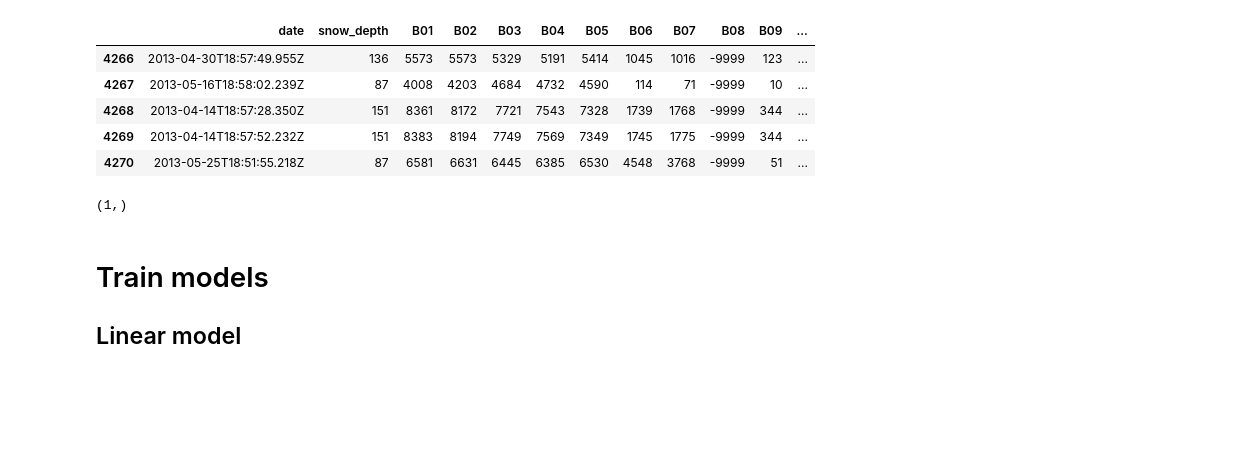
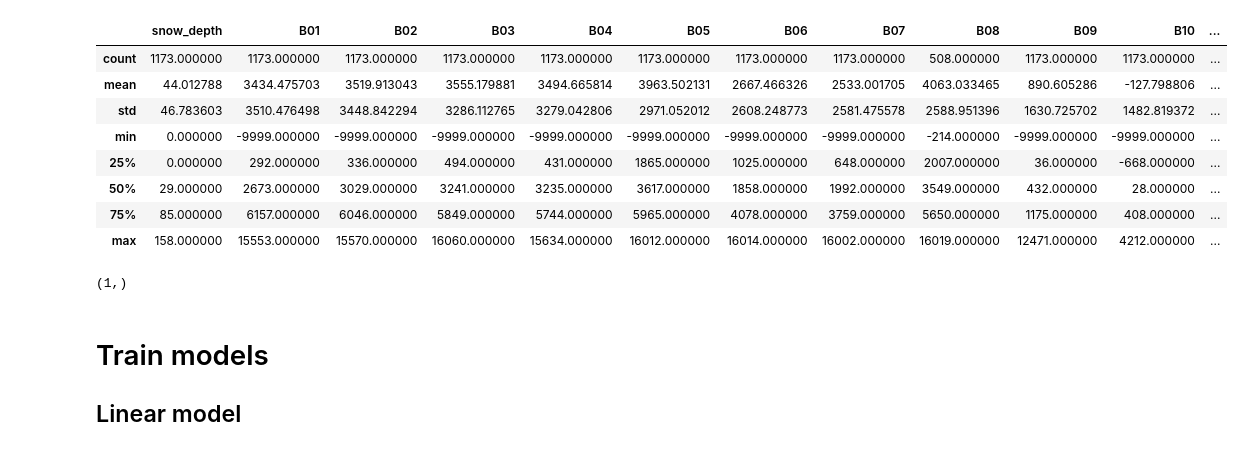
Before and after one commit to abarciauskas-bgse/snow-depth-estimation, a Jupyter notebook: models.ipynb, the cells around one changed output. Cells and saved outputs as stored; diff of their text form; code cells hidden in the pictures; blank space fills up the shorter version.

```diff
--- a/models.ipynb
+++ b/models.ipynb
@@ -8,18 +8,19 @@ import numpy as np
 from scipy.stats import pearsonr
 from matplotlib import pyplot as plt
 # %%
-
 # Load data
 df = pd.read_parquet('snotel_data.parquet')
-df = df[df.station_triplet == '1085:WA:SNTL']
-df.head()
+df.describe()
 # %% [output]
-|  | date | snow_depth | B01 | B02 | B03 | B04 | B05 | B06 | B07 | B08 | B09 | ... |
-| 4266 | 2013-04-30T18:57:49.955Z | 136 | 5573 | 5573 | 5329 | 5191 | 5414 | 1045 | 1016 | -9999 | 123 | ... |
-| 4267 | 2013-05-16T18:58:02.239Z | 87 | 4008 | 4203 | 4684 | 4732 | 4590 | 114 | 71 | -9999 | 10 | ... |
-| 4268 | 2013-04-14T18:57:28.350Z | 151 | 8361 | 8172 | 7721 | 7543 | 7328 | 1739 | 1768 | -9999 | 344 | ... |
-| 4269 | 2013-04-14T18:57:52.232Z | 151 | 8383 | 8194 | 7749 | 7569 | 7349 | 1745 | 1775 | -9999 | 344 | ... |
-| 4270 | 2013-05-25T18:51:55.218Z | 87 | 6581 | 6631 | 6445 | 6385 | 6530 | 4548 | 3768 | -9999 | 51 | ... |
+|  | snow_depth | B01 | B02 | B03 | B04 | B05 | B06 | B07 | B08 | B09 | B10 | ... |
+| count | 1173.000000 | 1173.000000 | 1173.000000 | 1173.000000 | 1173.000000 | 1173.000000 | 1173.000000 | 1173.000000 | 508.000000 | 1173.000000 | 1173.000000 | ... |
+| mean | 44.012788 | 3434.475703 | 3519.913043 | 3555.179881 | 3494.665814 | 3963.502131 | 2667.466326 | 2533.001705 | 4063.033465 | 890.605286 | -127.798806 | ... |
+| std | 46.783603 | 3510.476498 | 3448.842294 | 3286.112765 | 3279.042806 | 2971.052012 | 2608.248773 | 2581.475578 | 2588.951396 | 1630.725702 | 1482.819372 | ... |
+| min | 0.000000 | -9999.000000 | -9999.000000 | -9999.000000 | -9999.000000 | -9999.000000 | -9999.000000 | -9999.000000 | -214.000000 | -9999.000000 | -9999.000000 | ... |
+| 25% | 0.000000 | 292.000000 | 336.000000 | 494.000000 | 431.000000 | 1865.000000 | 1025.000000 | 648.000000 | 2007.000000 | 36.000000 | -668.000000 | ... |
+| 50% | 29.000000 | 2673.000000 | 3029.000000 | 3241.000000 | 3235.000000 | 3617.000000 | 1858.000000 | 1992.000000 | 3549.000000 | 432.000000 | 28.000000 | ... |
+| 75% | 85.000000 | 6157.000000 | 6046.000000 | 5849.000000 | 5744.000000 | 5965.000000 | 4078.000000 | 3759.000000 | 5650.000000 | 1175.000000 | 408.000000 | ... |
+| max | 158.000000 | 15553.000000 | 15570.000000 | 16060.000000 | 15634.000000 | 16012.000000 | 16014.000000 | 16002.000000 | 16019.000000 | 12471.000000 | 4212.000000 | ... |
 # %%
 
 # Load input and output columns from data frame
```
Also changed, not shown: parts of 3 cells of this notebook, 4 other files.
